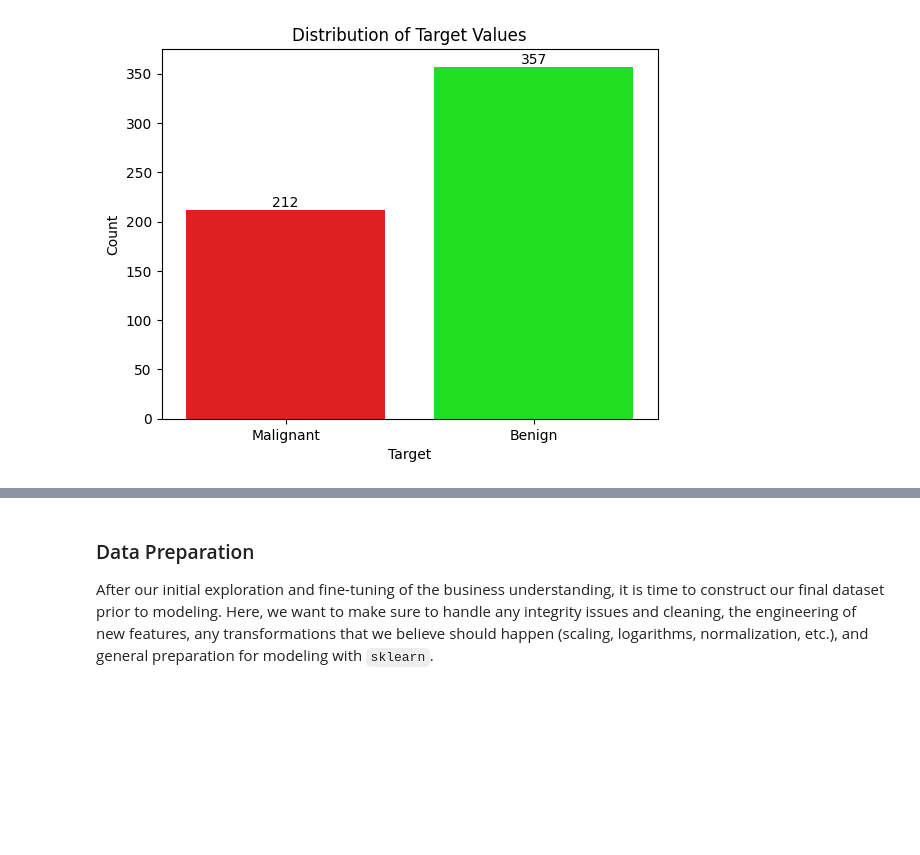
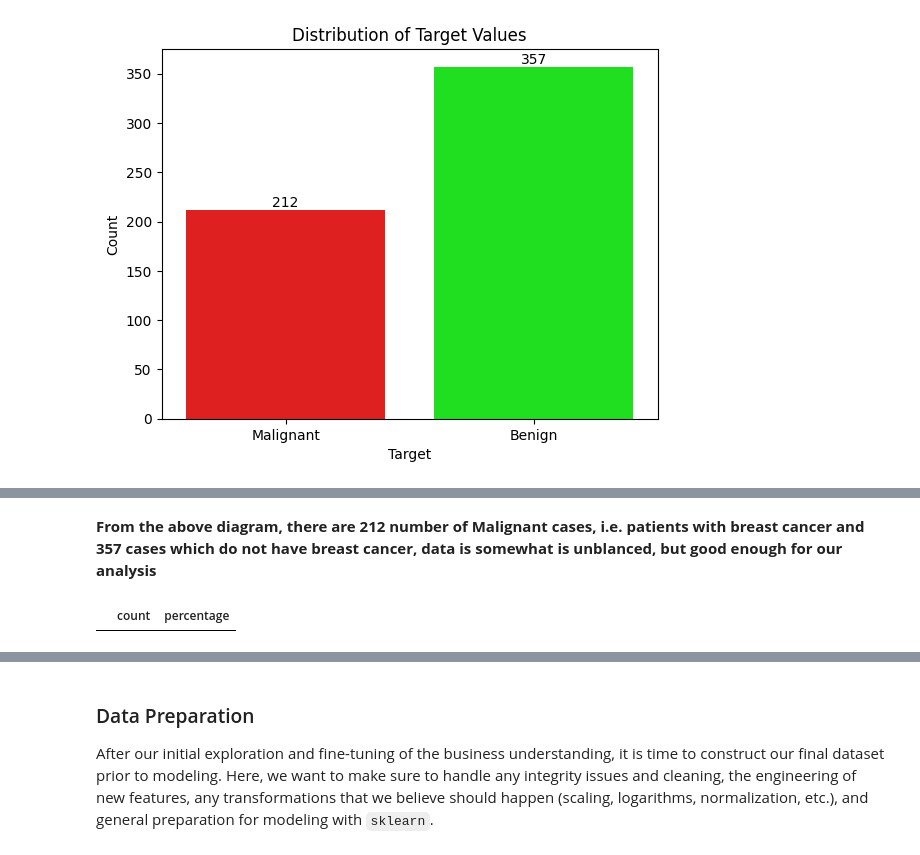
Before and after one commit to purnachand1186/Breast_Cancer_Analysis_ML, a Jupyter notebook: Breast_Cancer_Analysis.ipynb, the cells around one changed output, grey strips where cells are left out. Saved outputs shown, nothing was run; the diff lists cells and outputs as text; code cells hidden in the pictures; blank space fills up the shorter version.

```diff
--- a/Breast_Cancer_Analysis.ipynb
+++ b/Breast_Cancer_Analysis.ipynb
@@ -193,0 +183,15 @@ fig.show()
+# %% [markdown]
+**From the above diagram, there are 212 number of Malignant cases, i.e. patients with breast cancer and 357 cases which do not have breast cancer, data is somewhat is unblanced, but good enough for our analysis**
+# %%
+#create a data frame with missing values and percentage of missing values for each column
+def missing_df(df):
+  total_missing_value = df.isnull().sum()
+  percent_missing_value = round(total_missing_value*100/len(df),2)
+  missing_valus_df = pd.DataFrame({'count': total_missing_value, 'percentage': percent_missing_value})
+  return missing_valus_df
+# %%
+#show missing data in the datafram
+missing_data = missing_df(cancer_df)
+missing_data[missing_data['count']>0]
+# %% [output]
+|  | count | percentage |
```
Also changed, not shown: parts of 6 cells of this notebook.
